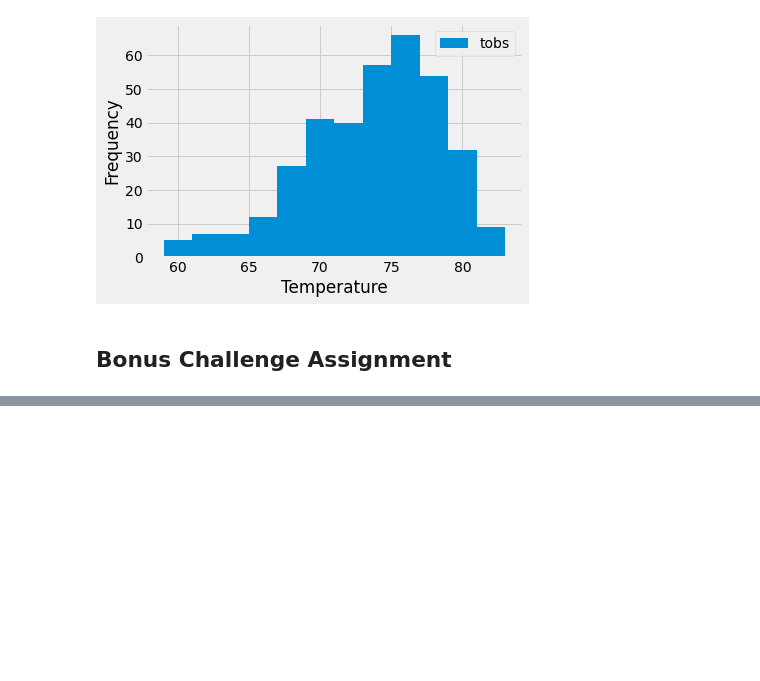
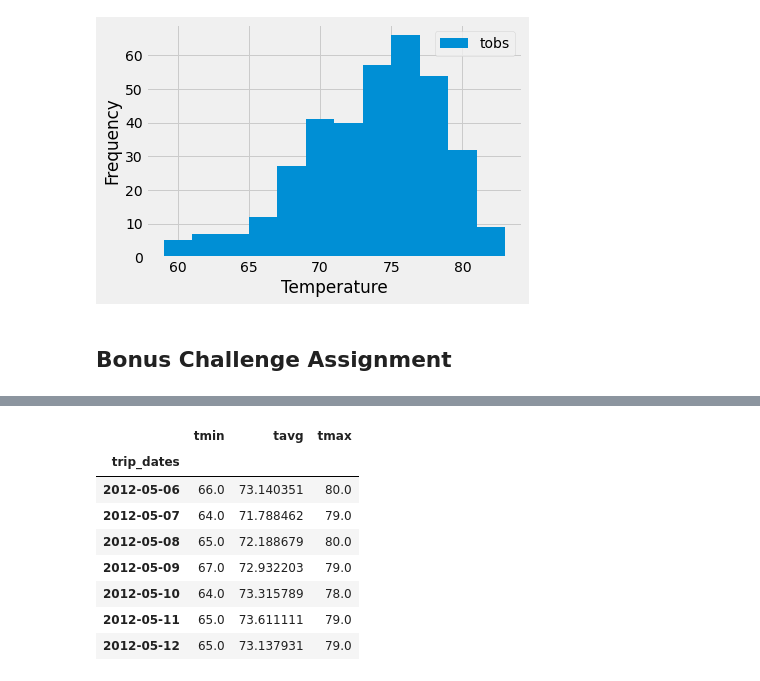
Before and after one commit to Asiha14/sqlalchemy-challenge, a Jupyter notebook: climate_starter.ipynb, the cells around one changed output, grey strips where cells are left out. Saved outputs shown, nothing was run; the diff lists cells and outputs as text; code cells hidden in the pictures; blank space fills up the shorter version.

```diff
--- a/climate_starter.ipynb
+++ b/climate_starter.ipynb
@@ -102,10 +103,10 @@ session.query(Mesaurement).distinct(Mesaurement.station).group_by(Mesaurement.st
 # %%
 # What are the most active stations? (i.e. what stations have the most rows)?
 # List the stations and the counts in descending order.
-sel = [Mesaurement.station,
+sel = [Measurement.station,
        func.count(Measurement.station)]
 
-q = session.query(*sel).group_by(Mesaurement.station).order_by(func.count(Measurement.station).desc()).all()
+q = session.query(*sel).group_by(Measurement.station).order_by(func.count(Measurement.station).desc()).all()
 q
 # %% [output]
 [('USC00519281', 2772),
@@ -217,4 +368,18 @@ daily_normals("01-01")
 # %%
 # Load the previous query results into a Pandas DataFrame and add the `trip_dates` range as the `date` index
+df = pd.DataFrame([item[0] for item in normals], columns=["tmin","tavg","tmax"])
+df["trip_dates"]= dates_str
+short_df = df.set_index("trip_dates").head(7)
+short_df
+# %% [output]
+|  | tmin | tavg | tmax |
+| trip_dates |  |  |  |
+| 2012-05-06 | 66.0 | 73.140351 | 80.0 |
+| 2012-05-07 | 64.0 | 71.788462 | 79.0 |
+| 2012-05-08 | 65.0 | 72.188679 | 80.0 |
+| 2012-05-09 | 67.0 | 72.932203 | 79.0 |
+| 2012-05-10 | 64.0 | 73.315789 | 78.0 |
+| 2012-05-11 | 65.0 | 73.611111 | 79.0 |
+| 2012-05-12 | 65.0 | 73.137931 | 79.0 |
 # %%
 # Plot the daily normals as an area plot with `stacked=False`
```
Also changed, not shown: parts of 22 cells of this notebook, 1 other file.
